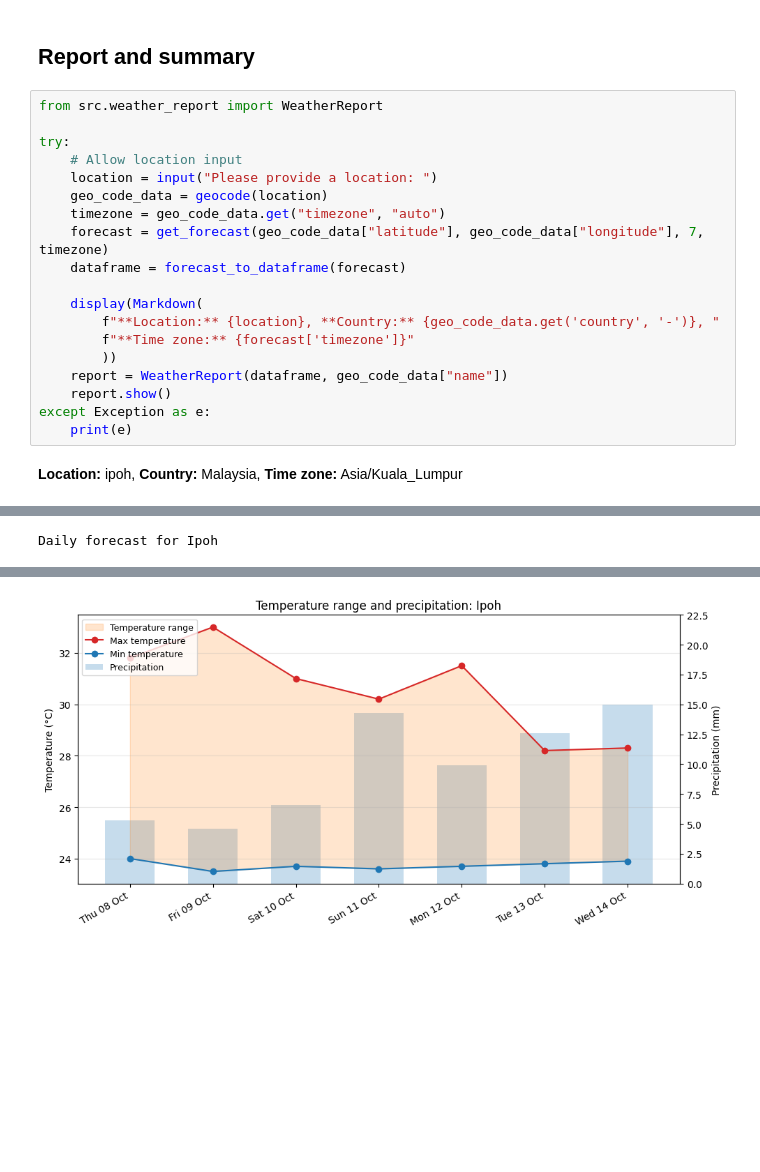
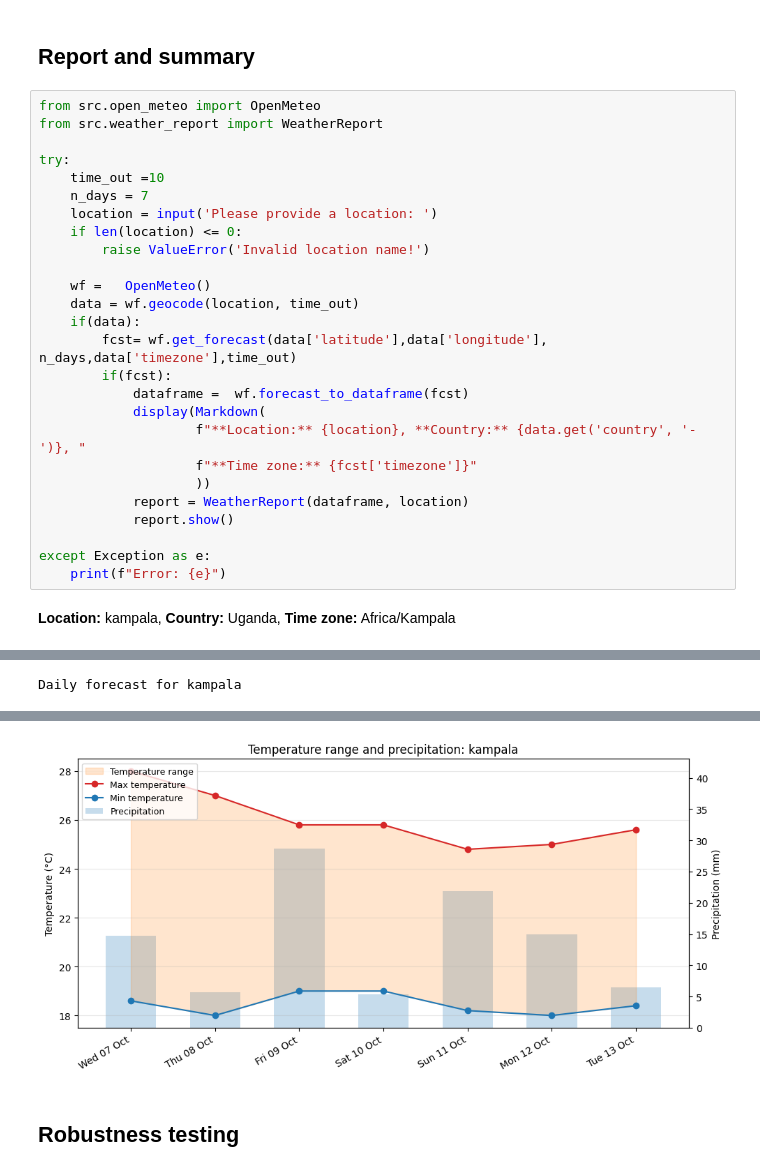
Before and after one commit to instantiate2roy/mini-project, a Jupyter notebook: project1_weather_forecast.ipynb, the cells around one changed output, grey strips where cells are left out. Saved outputs shown, nothing was run; the diff lists cells and outputs as text; blank space fills up the shorter version.

```diff
--- a/project1_weather_forecast.ipynb
+++ b/project1_weather_forecast.ipynb
@@ -329,23 +157,30 @@ except Exception as e:
 # %% [markdown]
 ## Report and summary
 # %%
+from src.open_meteo import OpenMeteo
 from src.weather_report import WeatherReport
 
 try:
-    # Allow location input
-    location = input("Please provide a location: ")
-    geo_code_data = geocode(location)
-    timezone = geo_code_data.get("timezone", "auto")
-    forecast = get_forecast(geo_code_data["latitude"], geo_code_data["longitude"], 7, timezone)
-    dataframe = forecast_to_dataframe(forecast)
+    time_out =10
+    n_days = 7
+    location = input('Please provide a location: ')
+    if len(location) <= 0:
+        raise ValueError('Invalid location name!')
 
-    display(Markdown(
-        f"**Location:** {location}, **Country:** {geo_code_data.get('country', '-')}, "
-        f"**Time zone:** {forecast['timezone']}"
-        ))
-    report = WeatherReport(dataframe, geo_code_data["name"])
-    report.show()
+    wf =   OpenMeteo()
+    data = wf.geocode(location, time_out)
+    if(data):
+        fcst= wf.get_forecast(data['latitude'],data['longitude'], n_days,data['timezone'],time_out)
+        if(fcst):
+            dataframe =  wf.forecast_to_dataframe(fcst)
+            display(Markdown(
+                    f"**Location:** {location}, **Country:** {data.get('country', '-')}, "
+                    f"**Time zone:** {fcst['timezone']}"
+                    ))
+            report = WeatherReport(dataframe, location)
+            report.show()
+
 except Exception as e:
-    print(e)
+    print(f"Error: {e}")
 # %% [output]
-**Location:** ipoh, **Country:** Malaysia, **Time zone:** Asia/Kuala_Lumpur
+**Location:** kampala, **Country:** Uganda, **Time zone:** Africa/Kampala
@@ -367 +203 @@ except Exception as e:
-Daily forecast for Ipoh
+Daily forecast for kampala
@@ -377 +213,3 @@ Daily forecast for Ipoh
-[figure, old version]
+[figure, new version]
+# %% [markdown]
+## Robustness testing
```
Also changed, not shown: parts of 14 cells of this notebook, 4 other files.
